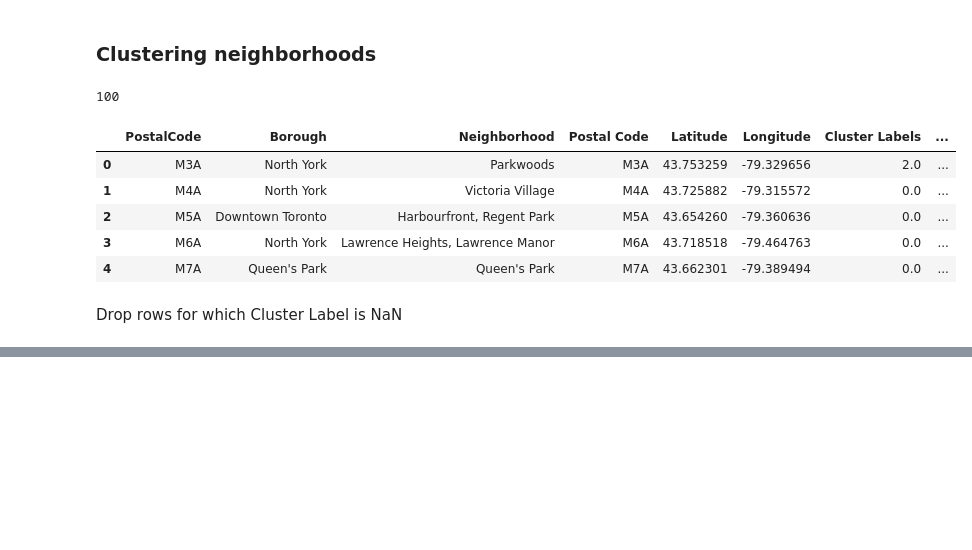
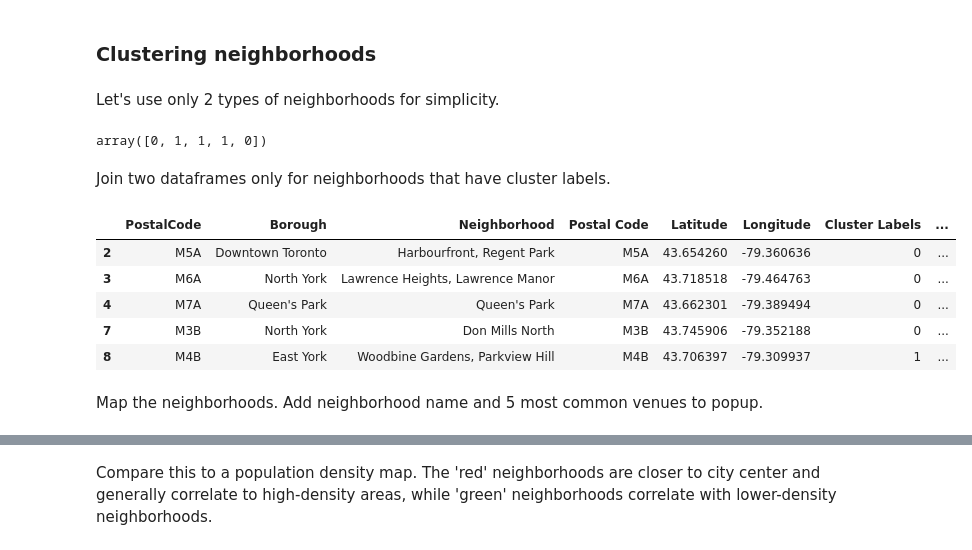
Before and after one commit to theptyza/map_moscow_metro_foursquare, a Jupyter notebook: Toronto.ipynb, the cells around one changed output, grey strips where cells are left out. Drawn from its saved outputs; the diff is of its cells as text; code cells hidden in the pictures; blank space fills up the shorter version.

Commit message:
Filter neighborhoods with few venues, only group to 2 categories, add population density map.

```diff
--- a/Toronto.ipynb
+++ b/Toronto.ipynb
@@ -185,0 +195,3 @@ toronto_venues.head()
+# %%
+venues_count = toronto_venues.groupby('Neighborhood').count()
+venues_count.sort_values(by='Venue').head(10)
@@ -186 +213,7 @@ toronto_venues.head()
+# %%
+small_neighborhoods = venues_count[venues_count['Venue']<5].index.tolist()
+# %%
+for i in reversed(range(toronto_venues.shape[0])):
+    if toronto_venues.loc[i].Neighborhood in small_neighborhoods:
+        toronto_venues.drop(i, inplace=True)
 # %%
@@ -259,8 +298,10 @@ neighborhoods_venues_sorted.head()
 # %% [markdown]
 ### Clustering neighborhoods
+# %% [markdown]
+Let's use only 2 types of neighborhoods for simplicity.
 # %%
 # set number of clusters
-kclusters = 5
+kclusters = 2
 
 toronto_grouped_clustering = toronto_grouped.drop('Neighborhood', 1)
 
@@ -268,6 +309,6 @@ toronto_grouped_clustering = toronto_grouped.drop('Neighborhood', 1)
 kmeans = KMeans(n_clusters=kclusters, random_state=0).fit(toronto_grouped_clustering)
 
 # check cluster labels generated for each row in the dataframe
-len(kmeans.labels_)
+kmeans.labels_[0:5]
 # %% [output]
-100
+array([0, 1, 1, 1, 0])
@@ -274,19 +318,16 @@ len(kmeans.labels_)
+# %% [markdown]
+Join two dataframes only for neighborhoods that have cluster labels.
 # %%
-# add clustering labels
-neighborhoods_venues_sorted.insert(0, 'Cluster Labels', kmeans.labels_)
-
 toronto_merged = cities_geodata
 
 # merge toronto_grouped with toronto_data to add latitude/longitude for each neighborhood
-toronto_merged = toronto_merged.join(neighborhoods_venues_sorted.set_index('Neighborhood'), on='Neighborhood')
+toronto_merged = toronto_merged.join(neighborhoods_venues_sorted.set_index('Neighborhood'), on='Neighborhood', how='inner')
 
 toronto_merged.head() # check the last columns!
 # %% [output]
 |  | PostalCode | Borough | Neighborhood | Postal Code | Latitude | Longitude | Cluster Labels | ... |
-| 0 | M3A | North York | Parkwoods | M3A | 43.753259 | -79.329656 | 2.0 | ... |
-| 1 | M4A | North York | Victoria Village | M4A | 43.725882 | -79.315572 | 0.0 | ... |
-| 2 | M5A | Downtown Toronto | Harbourfront, Regent Park | M5A | 43.654260 | -79.360636 | 0.0 | ... |
-| 3 | M6A | North York | Lawrence Heights, Lawrence Manor | M6A | 43.718518 | -79.464763 | 0.0 | ... |
-| 4 | M7A | Queen's Park | Queen's Park | M7A | 43.662301 | -79.389494 | 0.0 | ... |
+| 2 | M5A | Downtown Toronto | Harbourfront, Regent Park | M5A | 43.654260 | -79.360636 | 0 | ... |
+| 3 | M6A | North York | Lawrence Heights, Lawrence Manor | M6A | 43.718518 | -79.464763 | 0 | ... |
+| 4 | M7A | Queen's Park | Queen's Park | M7A | 43.662301 | -79.389494 | 0 | ... |
+| 7 | M3B | North York | Don Mills North | M3B | 43.745906 | -79.352188 | 0 | ... |
+| 8 | M4B | East York | Woodbine Gardens, Parkview Hill | M4B | 43.706397 | -79.309937 | 1 | ... |
-# %% [markdown]
-Drop rows for which Cluster Label is NaN
@@ -296,3 +334,5 @@ toronto_merged['Cluster Labels'] = toronto_merged['Cluster Labels'].astype(int)
+# %% [markdown]
+Map the neighborhoods. Add neighborhood name and 5 most common venues to popup.
 # %%
 # create map
 map_clusters = folium.Map(location=[latitude, longitude], zoom_start=11)
@@ -323,3 +367,5 @@ for lat, lon, poi, cluster, venues in zip(toronto_merged['Latitude'],
 map_clusters
 # %% [output]
 [interactive output not drawn]
+# %% [markdown]
+Compare this to a population density map. The 'red' neighborhoods are closer to city center and generally correlate to high-density areas, while 'green' neighborhoods correlate with lower-density neighborhoods.
```
Also changed, not shown: parts of 13 cells of this notebook.
